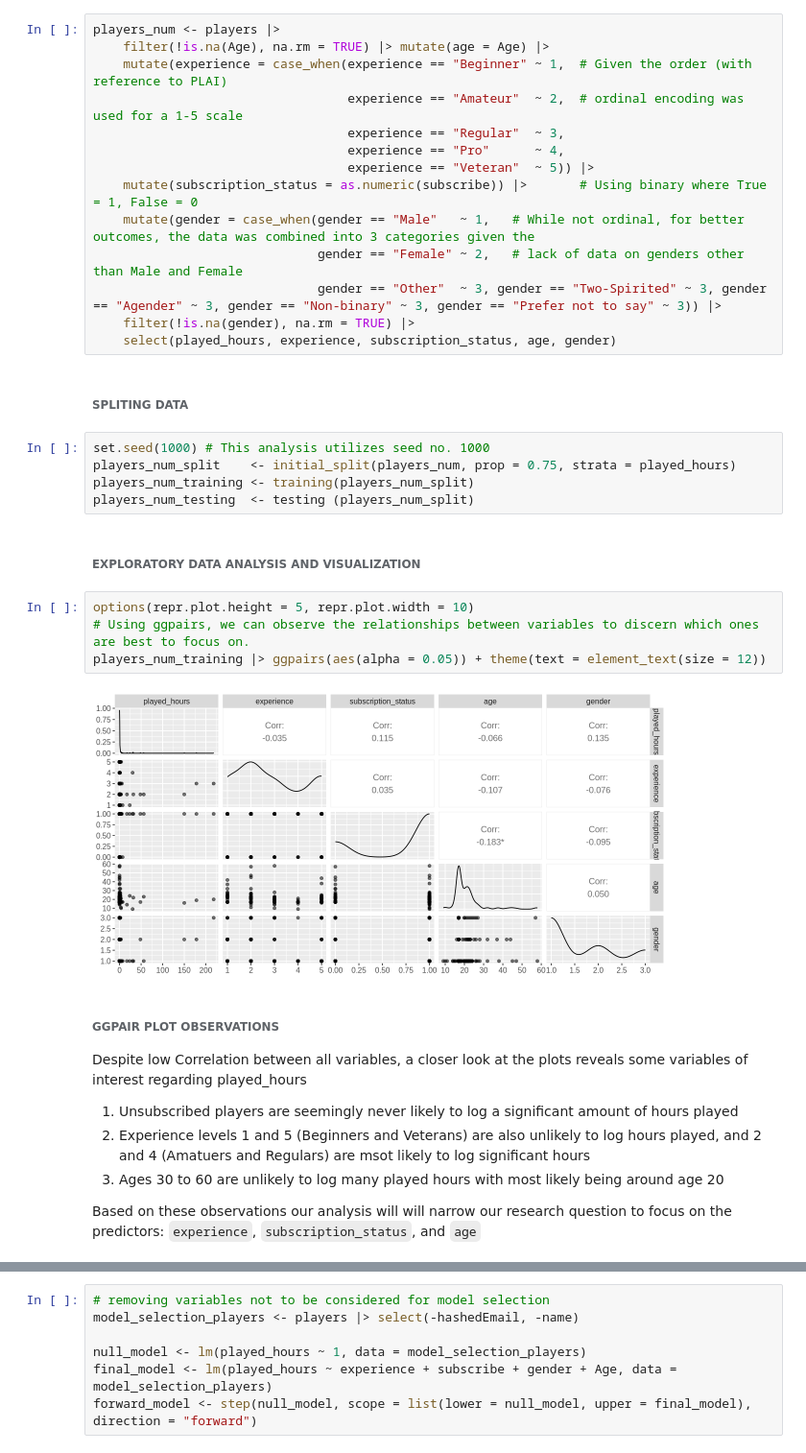
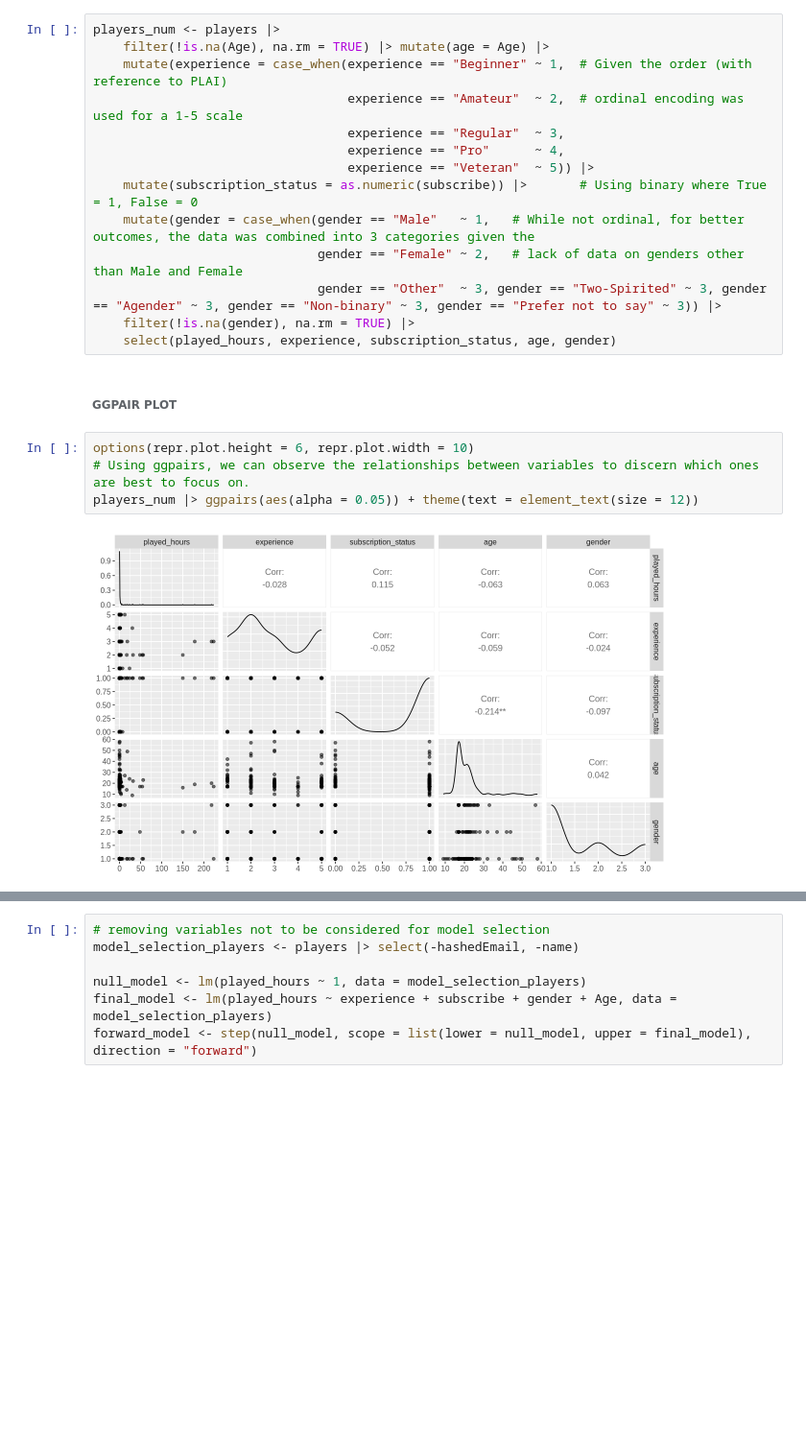
Before and after one commit to vicky-nak/DSCI-Final-Report-24, a Jupyter notebook: Final Report.ipynb, the cells around one changed output, grey strips where cells are left out. Shown at 96% size. Drawn from its saved outputs; the diff is of its cells as text; blank space fills up the shorter version.

```diff
--- a/Final Report.ipynb
+++ b/Final Report.ipynb
@@ -68,26 +70,11 @@ players_num <- players |>
                               gender == "Other"  ~ 3, gender == "Two-Spirited" ~ 3, gender == "Agender" ~ 3, gender == "Non-binary" ~ 3, gender == "Prefer not to say" ~ 3)) |>
     filter(!is.na(gender), na.rm = TRUE) |>
     select(played_hours, experience, subscription_status, age, gender)
-# %% [markdown]
-###### **SPLITING DATA**
-# %%
-set.seed(1000) # This analysis utilizes seed no. 1000
-players_num_split    <- initial_split(players_num, prop = 0.75, strata = played_hours)
-players_num_training <- training(players_num_split)
-players_num_testing  <- testing (players_num_split)
-# %% [markdown]
-###### **EXPLORATORY DATA ANALYSIS AND VISUALIZATION**
-# %%
-options(repr.plot.height = 5, repr.plot.width = 10)
-# Using ggpairs, we can observe the relationships between variables to discern which ones are best to focus on.
-players_num_training |> ggpairs(aes(alpha = 0.05)) + theme(text = element_text(size = 12))
-# %% [output]
-[figure, old version]
 # %% [markdown]
-###### GGPAIR PLOT OBSERVATIONS
-Despite low Correlation between all variables, a closer look at the plots reveals some variables of interest regarding played_hours
-1. Unsubscribed players are seemingly never likely to log a significant amount of hours played
-2. Experience levels 1 and 5 (Beginners and Veterans) are also unlikely to log hours played, and 2 and 4 (Amatuers and Regulars) are msot likely to log significant hours
-3. Ages 30 to 60 are unlikely to log many played hours with most likely being around age 20
-
-Based on these observations our analysis will will narrow our research question to focus on the predictors: `experience`, `subscription_status`, and `age`
+###### GGPAIR PLOT
+# %%
+options(repr.plot.height = 6, repr.plot.width = 10)
+# Using ggpairs, we can observe the relationships between variables to discern which ones are best to focus on.
+players_num |> ggpairs(aes(alpha = 0.05)) + theme(text = element_text(size = 12))
+# %% [output]
+[figure, new version]
```
Also changed, not shown: parts of 17 cells of this notebook.
